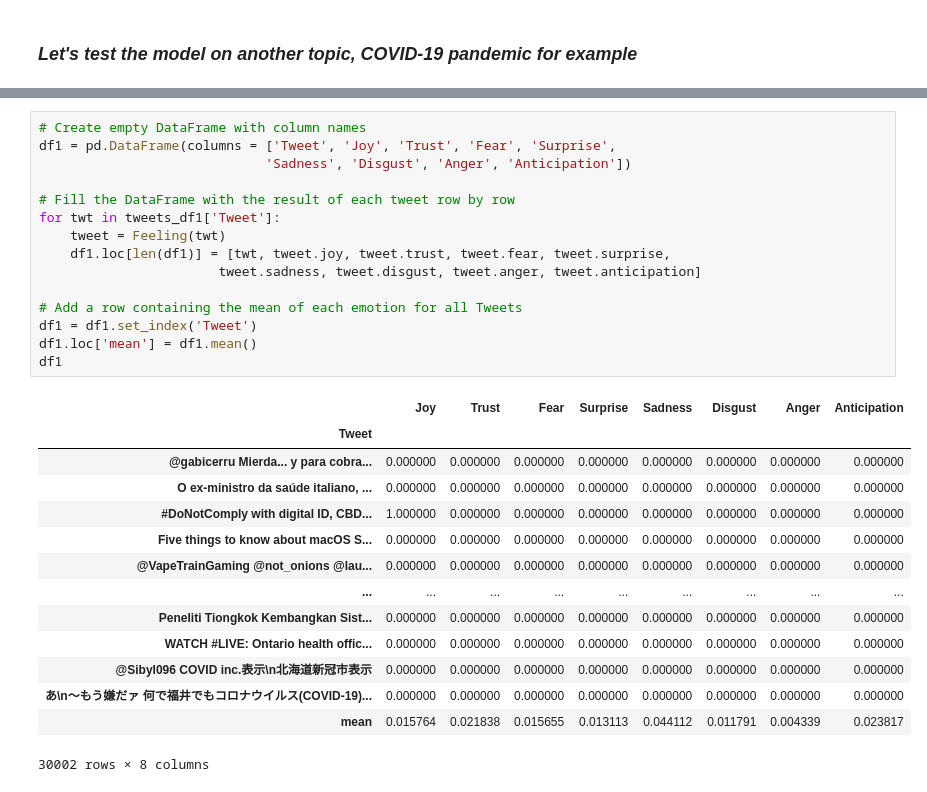
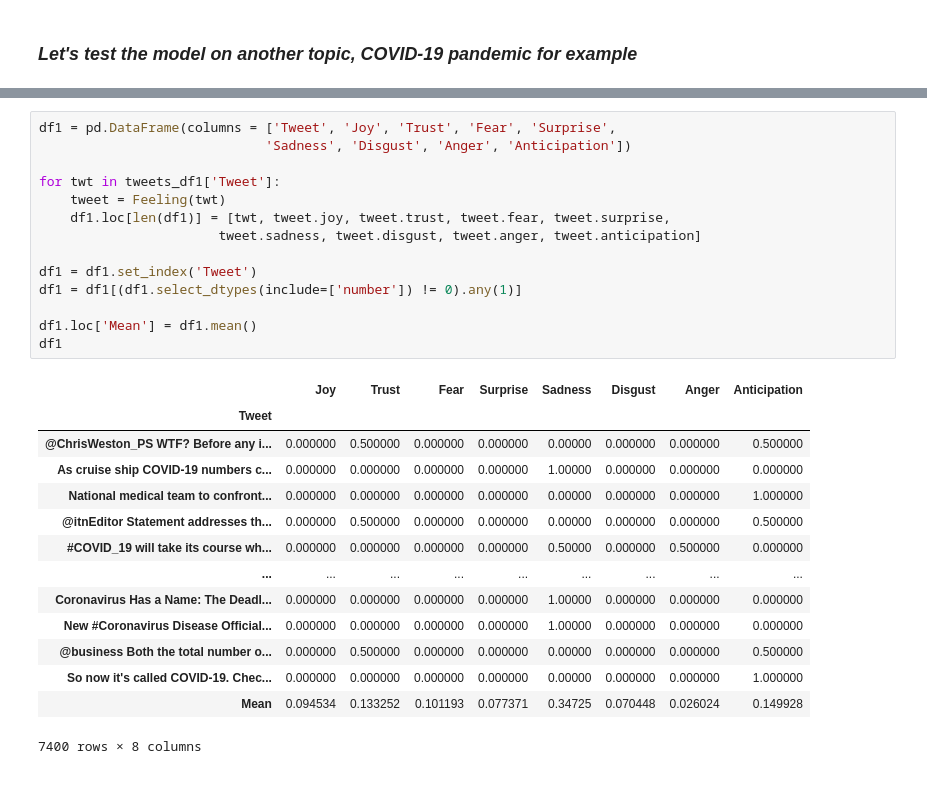
Before and after one commit to sadaki19/Sentiment_Analysis_Using_Plutchik_Wheel, a Jupyter notebook: Code.ipynb, the cells around one changed output, grey strips where cells are left out. Cells and saved outputs as stored; diff of their text form.

```diff
--- a/Code.ipynb
+++ b/Code.ipynb
@@ -364,33 +367,32 @@ tweets_df1
 # %%
-# Create empty DataFrame with column names
 df1 = pd.DataFrame(columns = ['Tweet', 'Joy', 'Trust', 'Fear', 'Surprise',
                              'Sadness', 'Disgust', 'Anger', 'Anticipation'])
 
-# Fill the DataFrame with the result of each tweet row by row
 for twt in tweets_df1['Tweet']:
     tweet = Feeling(twt)
     df1.loc[len(df1)] = [twt, tweet.joy, tweet.trust, tweet.fear, tweet.surprise,
                        tweet.sadness, tweet.disgust, tweet.anger, tweet.anticipation]
 
-# Add a row containing the mean of each emotion for all Tweets
 df1 = df1.set_index('Tweet')
-df1.loc['mean'] = df1.mean()
+df1 = df1[(df1.select_dtypes(include=['number']) != 0).any(1)]
+
+df1.loc['Mean'] = df1.mean()
 df1
 # %% [output]
 |  | Joy | Trust | Fear | Surprise | Sadness | Disgust | Anger | Anticipation |
 | Tweet |  |  |  |  |  |  |  |  |
-| @gabicerru Mierda... y para cobra... | 0.000000 | 0.000000 | 0.000000 | 0.000000 | 0.000000 | 0.000000 | 0.000000 | 0.000000 |
-| O ex-ministro da saúde italiano, ... | 0.000000 | 0.000000 | 0.000000 | 0.000000 | 0.000000 | 0.000000 | 0.000000 | 0.000000 |
-| #DoNotComply with digital ID, CBD... | 1.000000 | 0.000000 | 0.000000 | 0.000000 | 0.000000 | 0.000000 | 0.000000 | 0.000000 |
-| Five things to know about macOS S... | 0.000000 | 0.000000 | 0.000000 | 0.000000 | 0.000000 | 0.000000 | 0.000000 | 0.000000 |
-| @VapeTrainGaming @not_onions @lau... | 0.000000 | 0.000000 | 0.000000 | 0.000000 | 0.000000 | 0.000000 | 0.000000 | 0.000000 |
+| @ChrisWeston_PS WTF? Before any i... | 0.000000 | 0.500000 | 0.000000 | 0.000000 | 0.00000 | 0.000000 | 0.000000 | 0.500000 |
+| As cruise ship COVID-19 numbers c... | 0.000000 | 0.000000 | 0.000000 | 0.000000 | 1.00000 | 0.000000 | 0.000000 | 0.000000 |
+| National medical team to confront... | 0.000000 | 0.000000 | 0.000000 | 0.000000 | 0.00000 | 0.000000 | 0.000000 | 1.000000 |
+| @itnEditor Statement addresses th... | 0.000000 | 0.500000 | 0.000000 | 0.000000 | 0.00000 | 0.000000 | 0.000000 | 0.500000 |
+| #COVID_19 will take its course wh... | 0.000000 | 0.000000 | 0.000000 | 0.000000 | 0.50000 | 0.000000 | 0.500000 | 0.000000 |
 | ... | ... | ... | ... | ... | ... | ... | ... | ... |
-| Peneliti Tiongkok Kembangkan Sist... | 0.000000 | 0.000000 | 0.000000 | 0.000000 | 0.000000 | 0.000000 | 0.000000 | 0.000000 |
-| WATCH #LIVE: Ontario health offic... | 0.000000 | 0.000000 | 0.000000 | 0.000000 | 0.000000 | 0.000000 | 0.000000 | 0.000000 |
-| @Sibyl096 COVID inc.表示\n北海道新冠市表示 | 0.000000 | 0.000000 | 0.000000 | 0.000000 | 0.000000 | 0.000000 | 0.000000 | 0.000000 |
-| あ\n～もう嫌だァ 何で福井でもコロナウイルス(COVID-19)... | 0.000000 | 0.000000 | 0.000000 | 0.000000 | 0.000000 | 0.000000 | 0.000000 | 0.000000 |
-| mean | 0.015764 | 0.021838 | 0.015655 | 0.013113 | 0.044112 | 0.011791 | 0.004339 | 0.023817 |
+| Coronavirus Has a Name: The Deadl... | 0.000000 | 0.000000 | 0.000000 | 0.000000 | 1.00000 | 0.000000 | 0.000000 | 0.000000 |
+| New #Coronavirus Disease Official... | 0.000000 | 0.000000 | 0.000000 | 0.000000 | 1.00000 | 0.000000 | 0.000000 | 0.000000 |
+| @business Both the total number o... | 0.000000 | 0.500000 | 0.000000 | 0.000000 | 0.00000 | 0.000000 | 0.000000 | 0.500000 |
+| So now it's called COVID-19. Chec... | 0.000000 | 0.000000 | 0.000000 | 0.000000 | 0.00000 | 0.000000 | 0.000000 | 1.000000 |
+| Mean | 0.094534 | 0.133252 | 0.101193 | 0.077371 | 0.34725 | 0.070448 | 0.026024 | 0.149928 |
-30002 rows × 8 columns
+7400 rows × 8 columns
 # %%
 # Visualize the results in a pie chart
 df1.iloc[len(df1)-1].plot.pie(figsize=(8, 8),colors=colors, fontsize=14, autopct='%1.2f%%',
```
Also changed, not shown: parts of 8 cells of this notebook.
